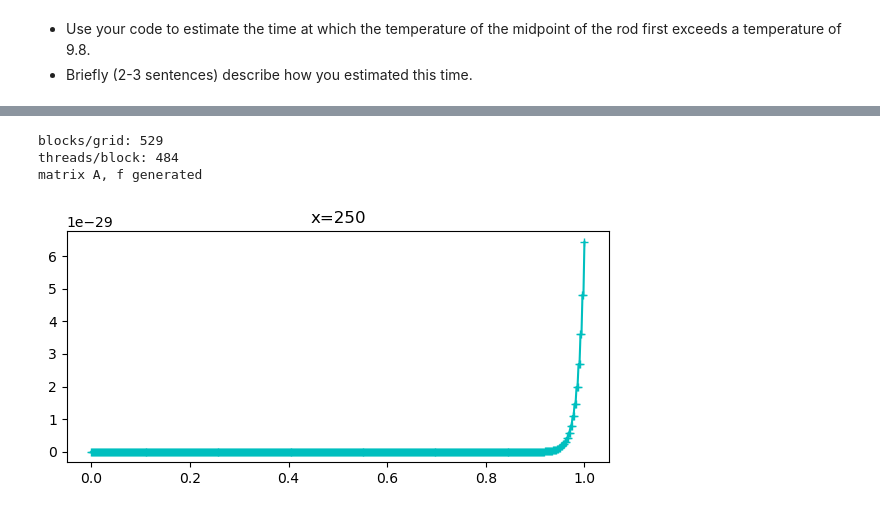
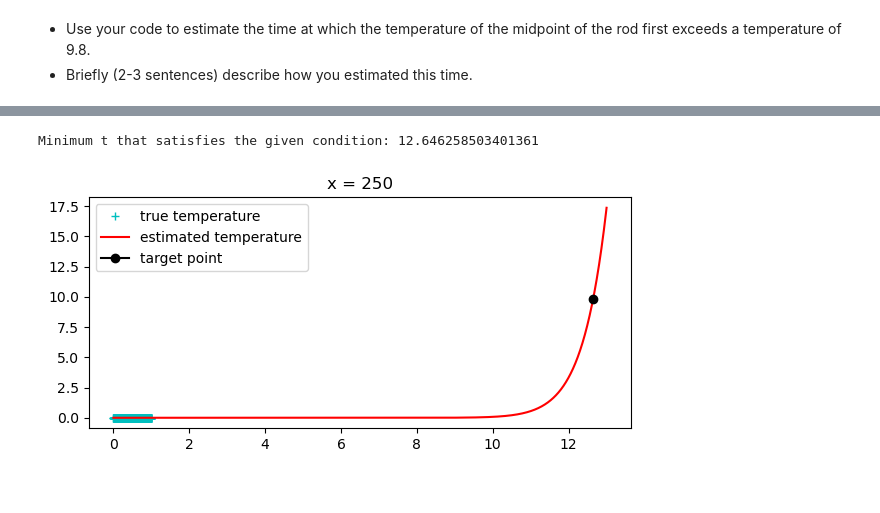
Before and after one commit to YRYoung/HPC, a Jupyter notebook: Assigenment/Assignment_2.ipynb, the cells around one changed output, grey strips where cells are left out. Drawn from its saved outputs; the diff is of its cells as text; code cells hidden in the pictures.

```diff
--- a/Assigenment/Assignment_2.ipynb
+++ b/Assigenment/Assignment_2.ipynb
@@ -436,20 +449,35 @@ matrix A, f generated
 # %%
 from scipy.sparse.linalg import spsolve
 import matplotlib.pyplot as plt
+import math
 
+target_temp = 9.8
 N = 500
 x = int(np.ceil(N / 2))
 A, f = generate_tem_mat_cuda(N)
 u = spsolve(A, f).reshape((N + 1, N + 1))
+t = np.linspace(0, 1, N + 1)
+
+f1 = np.polyfit(t, u[:, x], 20)
+u_fit = np.polyval(f1, t)
+
+t_more = np.linspace(0, 13, N * 5)
+u_more = np.polyval(f1, t_more)
+
+target_t_index = np.argwhere(u_more >= target_temp)[0]
+target_t = t_more[target_t_index]
+print('Minimum t that satisfies the given condition: {}'.format(float(target_t)))
 
 fig, ax = plt.subplots(1, 1, figsize=(7, 3))
-t = np.linspace(0, 1, N + 1)
-ax.plot(t , u[:, x], 'c+-')
-ax.set_title('x=' + str(x))
+
+p1, = ax.plot(t, u[:, x], 'c+')
+p2, = ax.plot(t_more, u_more, 'r-')
+p3, = ax.plot(target_t, np.polyval(f1, target_t),  marker='o', color='black')
+plt.legend([p1, p2, p3], ["true temperature", "estimated temperature",'target point'], loc='upper left')
+
+ax.set_title('x = ' + str(x))
 
 plt.show()
 # %% [output]
-blocks/grid: 529
-threads/block: 484
-matrix A, f generated
+Minimum t that satisfies the given condition: 12.646258503401361
-[figure, old version]
+[figure, new version]
```
Also changed, not shown: parts of 4 cells of this notebook.
